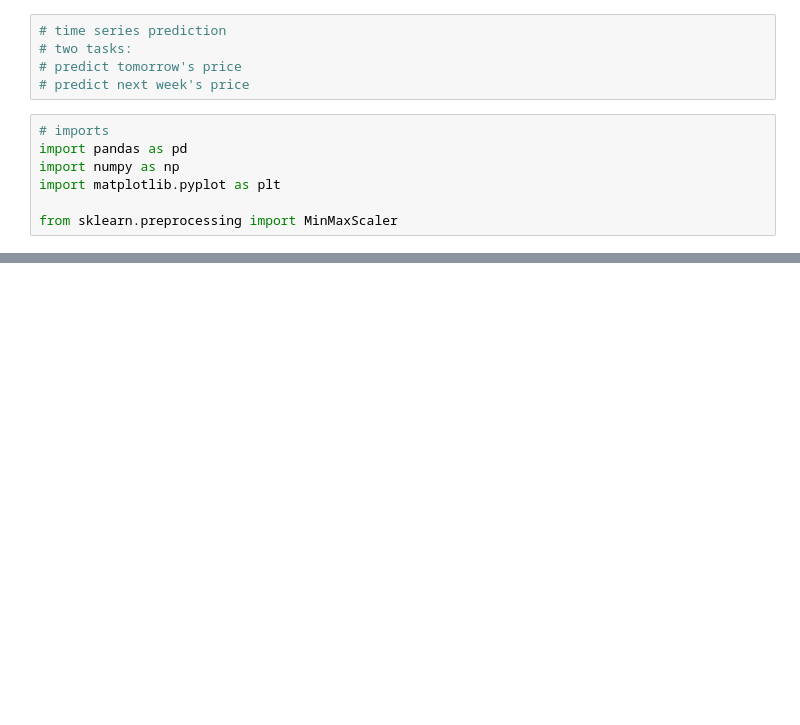
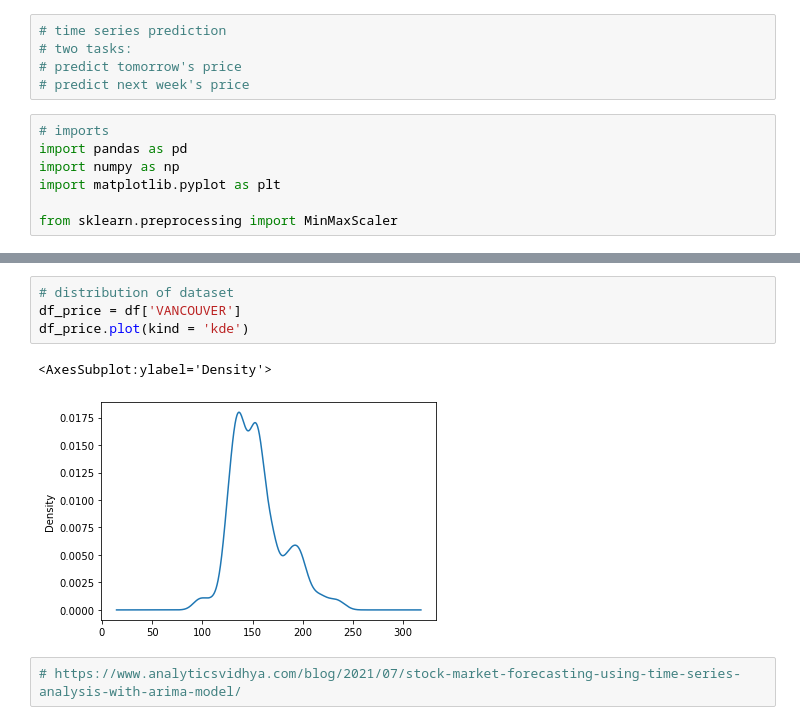
Before and after one commit to jamesjhjung/gas_price_prediction, a Jupyter notebook: model.ipynb, the cells around one changed output, grey strips where cells are left out. Drawn from its saved outputs; the diff is of its cells as text; blank space fills up the shorter version.

```diff
--- a/model.ipynb
+++ b/model.ipynb
@@ -170,0 +48,9 @@ print(yhat)
+# %%
+# distribution of dataset
+df_price = df['VANCOUVER']
+df_price.plot(kind = 'kde')
+# %% [output]
+<AxesSubplot:ylabel='Density'>
+[figure, added]
+# %%
+# https://www.analyticsvidhya.com/blog/2021/07/stock-market-forecasting-using-time-series-analysis-with-arima-model/
```
Also changed, not shown: parts of 7 cells of this notebook.
